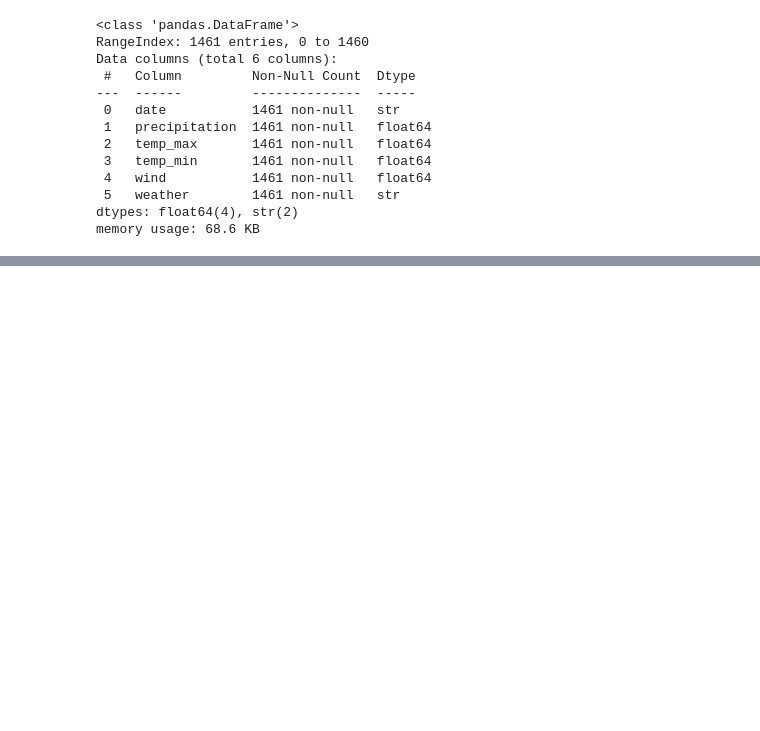
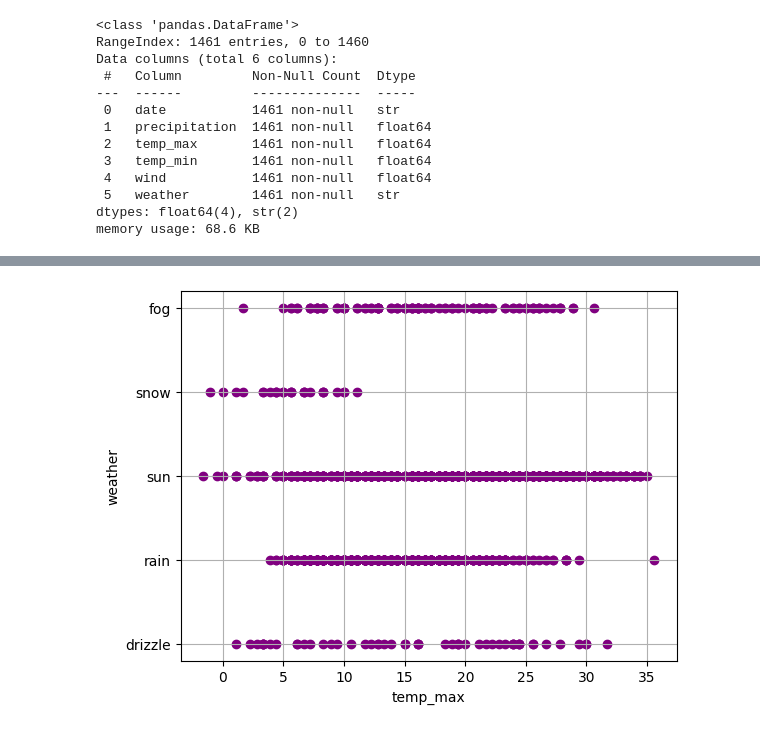
Before and after one commit to Asadullah-Noor/Preprocessing, a Jupyter notebook: processing.ipynb, the cells around one changed output, grey strips where cells are left out. Cells and saved outputs as stored; diff of their text form; code cells hidden in the pictures; blank space fills up the shorter version.

```diff
--- a/processing.ipynb
+++ b/processing.ipynb
@@ -73,0 +110,6 @@ TypeError: Cannot interpret 'True' as a data type
+# %%
+df=df.sort_values(by=["date"])
+df.set_index('date',inplace=True)
+# %%
+df1=df.dropna()
+df1
@@ -73,0 +131,7 @@ TypeError: Cannot interpret 'True' as a data type
+# %%
+plt.scatter(df1["temp_max"],df1['weather'],color='purple')
+plt.xlabel("temp_max")
+plt.ylabel("weather")
+plt.grid()
+# %% [output]
+[figure, added]
```
Also changed, not shown: parts of 5 cells of this notebook, 2 other files.
